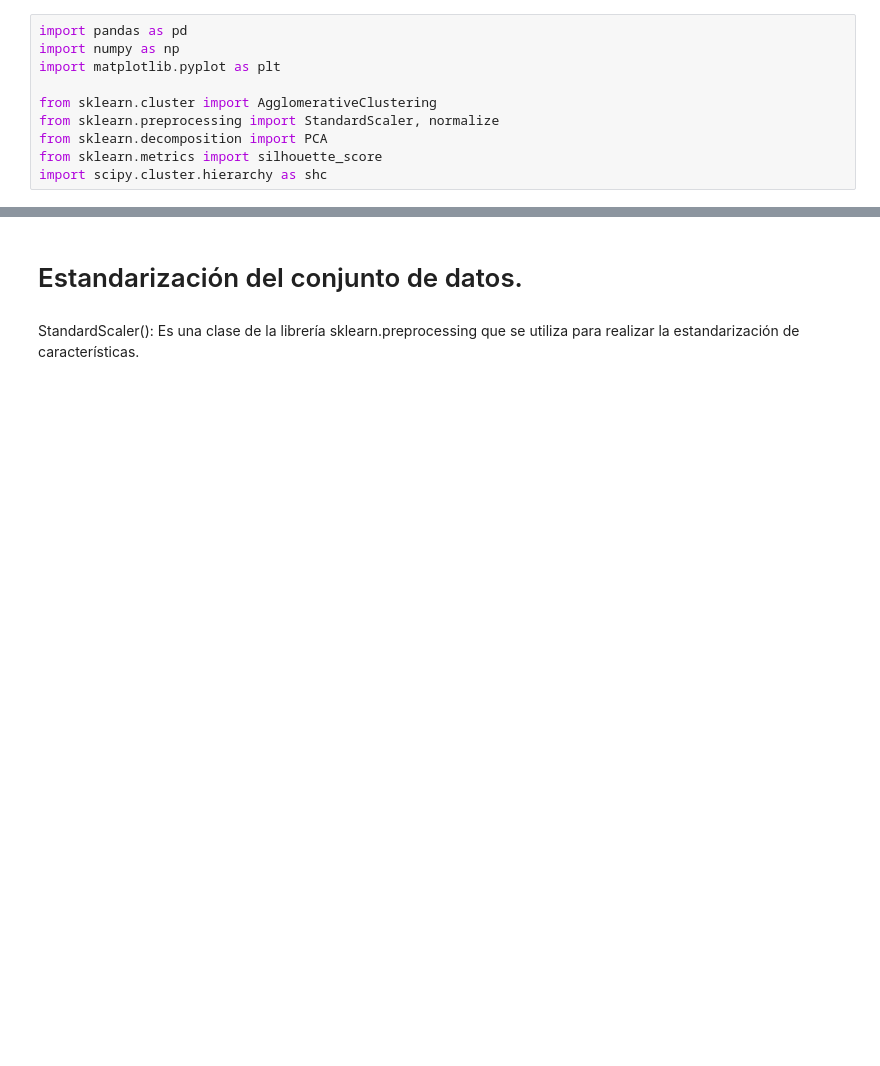
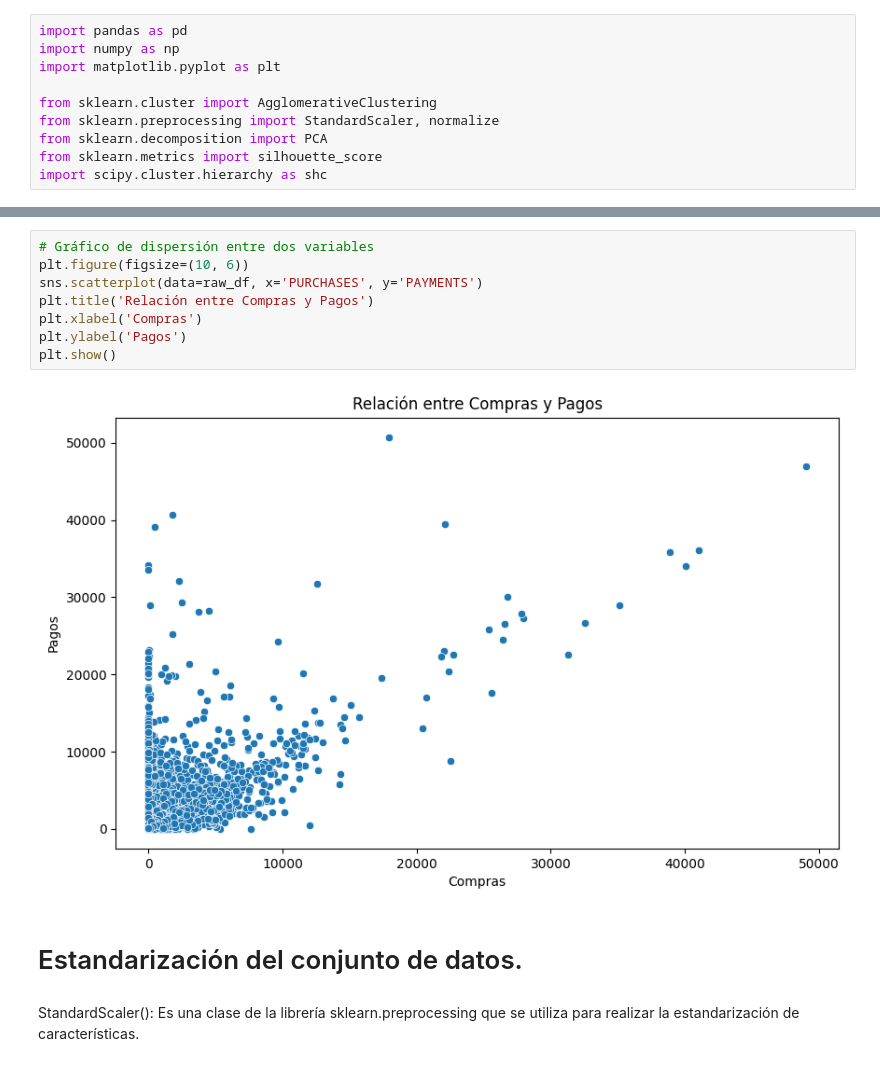
Before and after one commit to adirfjuly1/MOD-711, a Jupyter notebook: Clustering_Algortimo_Hierarchical_Clustering.ipynb, the cells around one changed output, grey strips where cells are left out. Saved outputs shown, nothing was run; the diff lists cells and outputs as text; blank space fills up the shorter version.

```diff
--- a/Clustering_Algortimo_Hierarchical_Clustering.ipynb
+++ b/Clustering_Algortimo_Hierarchical_Clustering.ipynb
@@ -111,3 +193,13 @@ raw_df.head(10)
+# %%
+# Gráfico de dispersión entre dos variables
+plt.figure(figsize=(10, 6))
+sns.scatterplot(data=raw_df, x='PURCHASES', y='PAYMENTS')
+plt.title('Relación entre Compras y Pagos')
+plt.xlabel('Compras')
+plt.ylabel('Pagos')
+plt.show()
+# %% [output]
+[figure, added]
 # %% [markdown]
 # Estandarización del conjunto de datos.
 # %% [markdown]
```
Also changed, not shown: parts of 29 cells of this notebook.
